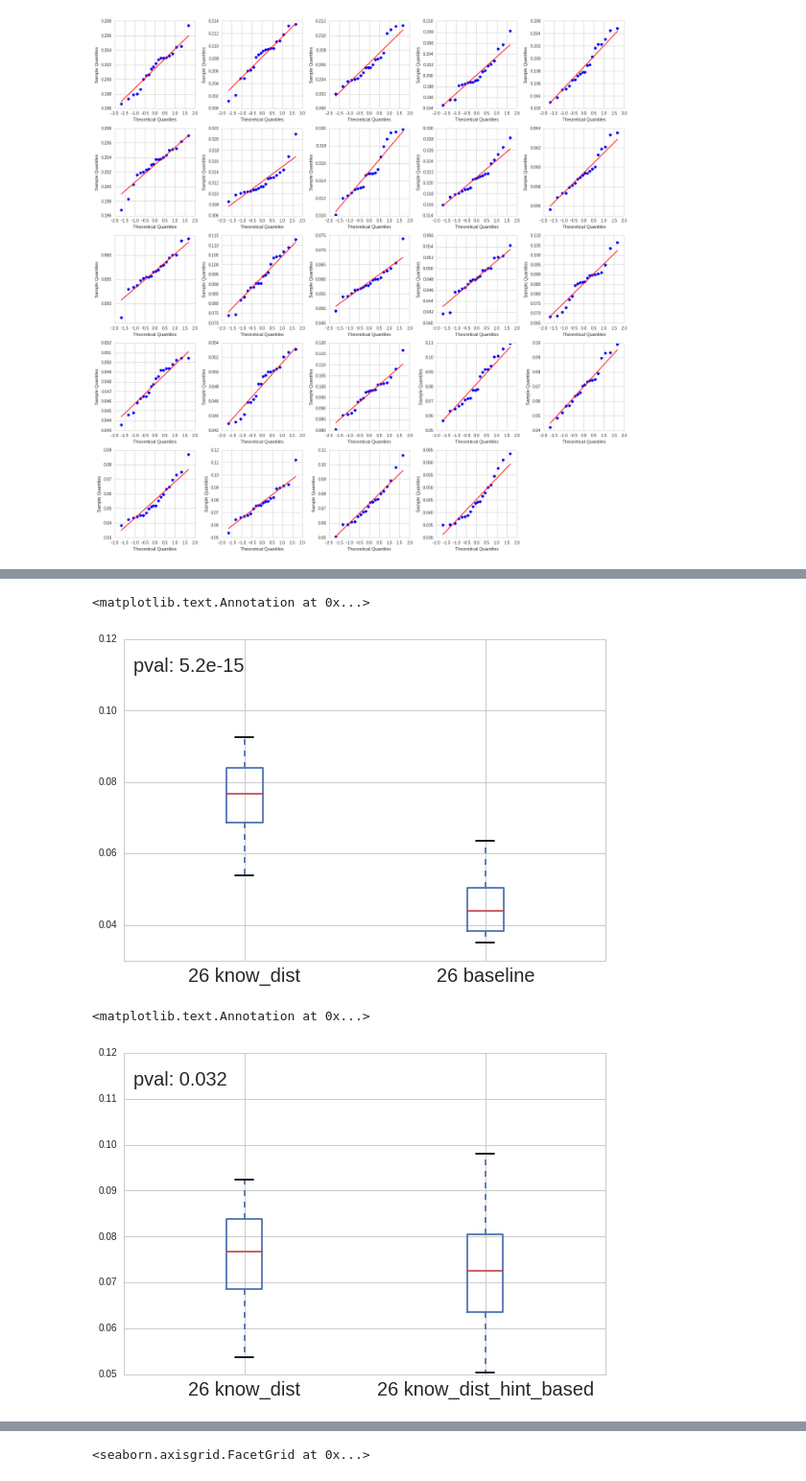
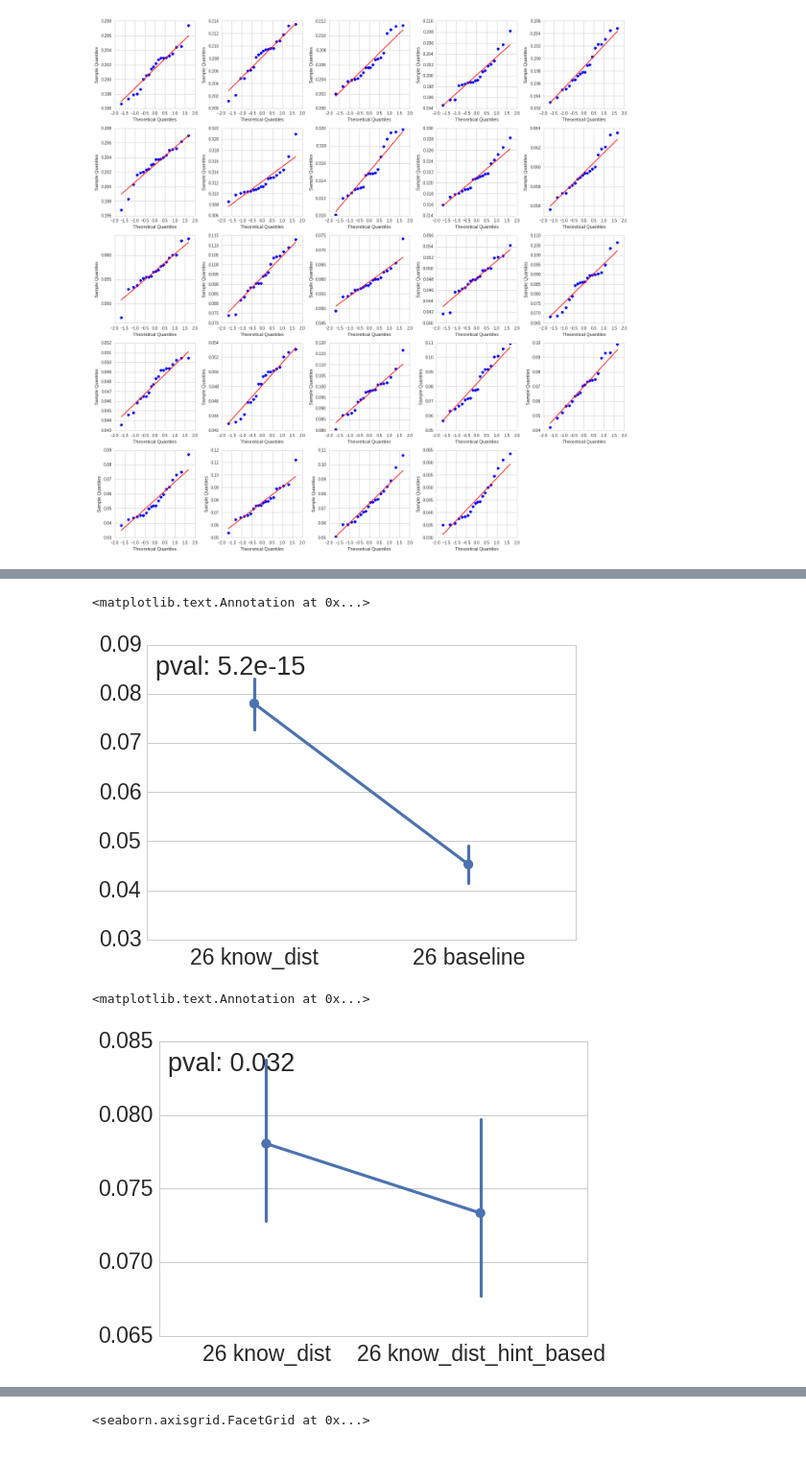
Before and after one commit to dmancevo/CompressingDeepConvNets, a Jupyter notebook: Plots/Statistical Analysis (err logs).ipynb, the cells around one changed output, grey strips where cells are left out. Shown at 96% size. Drawn from its saved outputs; the diff is of its cells as text; code cells hidden in the pictures.

Commit message:
plots and results

```diff
--- a/Plots/Statistical Analysis (err logs).ipynb
+++ b/Plots/Statistical Analysis (err logs).ipynb
@@ -82,0 +78,5 @@ df.iloc[80:,:].var().plot(kind='bar')
+# %%
+sns.set(style="white", font_scale=1.8)
+plt.rcParams['figure.figsize'] = (8, 14)
+ax = df.iloc[80:,:].var().plot.barh(stacked=True)
+ax.axes.get_xaxis().set_visible(False)
@@ -115,21 +117,18 @@ plt.tight_layout()
 # %%
 plt.rcParams['figure.figsize'] = (9, 6)
 
-reg = re.compile(r'CIFAR_10 student_1 (N2\w+32 \w+).*')
-reg2 = re.compile(r'CIFAR_10 student_1 (N2\w+32 reg).*')
+reg = re.compile(r'CIFAR_10 student_1 (N2\w+64 \w+).*')
+reg2 = re.compile(r'CIFAR_10 student_1 (N2\w+64 reg).*')
 
 df1 = df[[col for col in df.columns if reg.match(col) and not reg2.match(col)]].copy()
 df1.columns = [reg.match(col).group(1) for col in df1.columns]
 
-#from scipy.stats import f_oneway
-#f_score, p_val = f_oneway(*[df1[col] for col in df1.columns])
-
 from scipy.stats import kruskal
 statistic, p_val = kruskal(*[df1[col] for col in df1.columns])
 
+sns.set(style="whitegrid", font_scale=2.3)
+ax = sns.pointplot(data=df1.iloc[80:])
 
-ax = df1.iloc[80:].boxplot(fontsize=20)
-
-ax.annotate('pval: {0:.2g}'.format(p_val), (0.02,0.9), xycoords='axes fraction', fontsize=20)
+ax.annotate('pval: {0:.2g}'.format(p_val), (0.02,0.9), xycoords='axes fraction', fontsize=27)
 # %% [output]
 <matplotlib.text.Annotation at 0x...>
@@ -137,8 +136,8 @@ ax.annotate('pval: {0:.2g}'.format(p_val), (0.02,0.9), xycoords='axes fraction',
 # %%
 plt.rcParams['figure.figsize'] = (9, 6)
 
-reg = re.compile(r'Top_Down student_1 (15\w+ \w+).*')
-reg2 = re.compile(r'Top_Down student_1 (15\w+ baseline).*')
+reg = re.compile(r'Top_Down student_1 (7\w+ \w+).*')
+reg2 = re.compile(r'Top_Down student_1 (7\w+ base).*')
 
 df1 = df[[col for col in df.columns if reg.match(col) and not reg2.match(col)]].copy()
 df1.columns = [reg.match(col).group(1) for col in df1.columns]
@@ -147,8 +146,9 @@ from scipy.stats import kruskal
 statistic, p_val = kruskal(*[df1[col] for col in df1.columns])
 
 
-ax = df1.iloc[80:].boxplot(fontsize=20)
+sns.set(style="whitegrid", font_scale=2.3)
+ax = sns.pointplot(data=df1.iloc[80:])
 
-ax.annotate('pval: {0:.2g}'.format(p_val), (0.02,0.9), xycoords='axes fraction', fontsize=20)
+ax.annotate('pval: {0:.2g}'.format(p_val), (0.02,0.9), xycoords='axes fraction', fontsize=27)
 # %% [output]
 <matplotlib.text.Annotation at 0x...>
@@ -167,33 +167,33 @@ df1.columns = [reg.match(col).group(1) for col in df1.columns]
 from scipy.stats import kruskal
 statistic, p_val = kruskal(*[df1[col] for col in df1.columns])
 
+sns.set(style="whitegrid", font_scale=2.3)
+ax = sns.pointplot(data=df1.iloc[80:])
 
-ax = df1.iloc[80:].boxplot(fontsize=20)
-
-ax.annotate('pval: {0:.2g}'.format(p_val), (0.02,0.9), xycoords='axes fraction', fontsize=20)
+ax.annotate('pval: {0:.2g}'.format(p_val), (0.02,0.9), xycoords='axes fraction', fontsize=27)
 # %% [output]
 <matplotlib.text.Annotation at 0x...>
-[figure, old version]
+[figure, new version]
 # %%
 plt.rcParams['figure.figsize'] = (9, 6)
 
 reg  = re.compile(r'Top_Down student_2 (26 \w+).*')
 reg2 = re.compile(r'Top_Down student_2 \d\d baseline$.*')
 reg3 = re.compile(r'Top_Down student_2 \d\d baseline_hint_based')
 
 df1 = df[[col for col in df.columns if reg.match(col) and not reg2.match(col) and not reg3.match(col)]].copy()
 df1.columns = [reg.match(col).group(1) for col in df1.columns]
 
 from scipy.stats import kruskal
 statistic, p_val = kruskal(*[df1[col] for col in df1.columns])
 
+sns.set(style="whitegrid", font_scale=2.3)
+ax = sns.pointplot(data=df1.iloc[80:])
 
-ax = df1.iloc[80:].boxplot(fontsize=20)
-
-ax.annotate('pval: {0:.2g}'.format(p_val), (0.02,0.9), xycoords='axes fraction', fontsize=20)
+ax.annotate('pval: {0:.2g}'.format(p_val), (0.02,0.9), xycoords='axes fraction', fontsize=27)
 # %% [output]
 <matplotlib.text.Annotation at 0x...>
-[figure, old version]
+[figure, new version]
 # %%
 df.iloc[80:].head()
 # %% [output]
```
Also changed, not shown: parts of 4 cells of this notebook, 24 other files.
